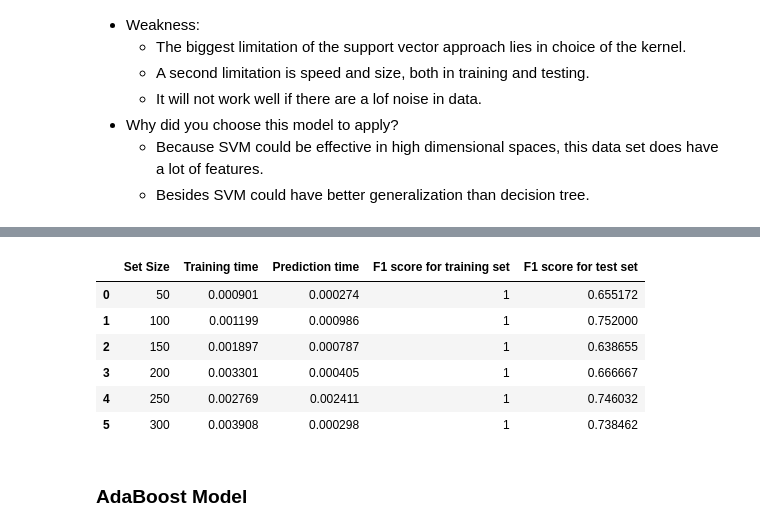
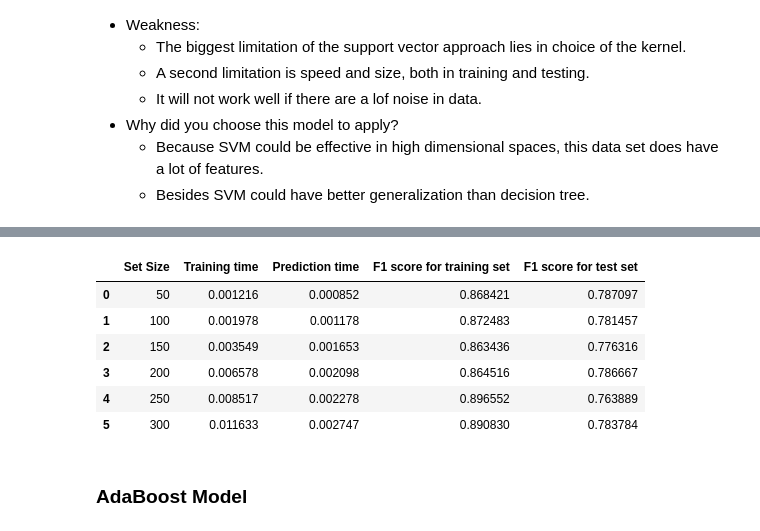
Before and after one commit to YungChunLu/MLND.Project2, a Jupyter notebook: student_intervention.ipynb, the cells around one changed output, grey strips where cells are left out. Cells and saved outputs as stored; diff of their text form; code cells hidden in the pictures.

```diff
--- a/student_intervention.ipynb
+++ b/student_intervention.ipynb
@@ -212,11 +212,12 @@ def train_predict(clf, X_train, y_train, X_test, y_test):
 df_DT = pd.DataFrame(columns=['Set Size', 'Training time', 'Prediction time',
                               'F1 score for training set', 'F1 score for test set'])
 
-for num_train in xrange(50, 350, 50):
-    X_train, X_test, y_train, y_test = train_test_split(X_all, y_all, test_size=num_test, train_size=num_train)
+X_train, X_test, y_train, y_test = train_test_split(X_all, y_all, test_size=num_test, train_size=num_train)
+for num in xrange(50, 350, 50):
     score_training, time_training, score_testing, time_testing = train_predict(tree.DecisionTreeClassifier(),
-                                                                               X_train, y_train, X_test, y_test)
-    df_DT = df_DT.append({'Set Size':num_train,'Training time':time_training,
+                                                                               X_train[:num], y_train[:num],
+                                                                               X_test, y_test)
+    df_DT = df_DT.append({'Set Size':num,'Training time':time_training,
                     'Prediction time': time_testing,
                     'F1 score for training set': score_training,
                     'F1 score for test set': score_testing}, ignore_index=True)
@@ -271,25 +272,27 @@ F1 score for test set: 0.72
 # %%
 df_SVC = pd.DataFrame(columns=['Set Size', 'Training time', 'Prediction time',
                               'F1 score for training set', 'F1 score for test set'])
-for num_train in xrange(50, 350, 50):
-    X_train, X_test, y_train, y_test = train_test_split(X_all, y_all, test_size=num_test, train_size=num_train)
-    score_training, time_training, score_testing, time_testing = train_predict(svm.SVC(class_weight='balanced'),
-                                                                               X_train, y_train, X_test, y_test)
-    df_SVC = df_SVC.append({'Set Size':num_train,'Training time':time_training,
+
+X_train, X_test, y_train, y_test = train_test_split(X_all, y_all, test_size=num_test, train_size=num_train)
+for num in xrange(50, 350, 50):
+    score_training, time_training, score_testing, time_testing = train_predict(svm.SVC(),
+                                                                               X_train[:num], y_train[:num],
+                                                                               X_test, y_test)
+    df_SVC = df_SVC.append({'Set Size':num,'Training time':time_training,
                     'Prediction time': time_testing,
                     'F1 score for training set': score_training,
                     'F1 score for test set': score_testing}, ignore_index=True)
 # %%
 # Table of SVC
-display(df_DT)
+display(df_SVC)
 # %% [output]
 |  | Set Size | Training time | Prediction time | F1 score for training set | F1 score for test set |
-| 0 | 50 | 0.000901 | 0.000274 | 1 | 0.655172 |
-| 1 | 100 | 0.001199 | 0.000986 | 1 | 0.752000 |
-| 2 | 150 | 0.001897 | 0.000787 | 1 | 0.638655 |
-| 3 | 200 | 0.003301 | 0.000405 | 1 | 0.666667 |
-| 4 | 250 | 0.002769 | 0.002411 | 1 | 0.746032 |
-| 5 | 300 | 0.003908 | 0.000298 | 1 | 0.738462 |
+| 0 | 50 | 0.001216 | 0.000852 | 0.868421 | 0.787097 |
+| 1 | 100 | 0.001978 | 0.001178 | 0.872483 | 0.781457 |
+| 2 | 150 | 0.003549 | 0.001653 | 0.863436 | 0.776316 |
+| 3 | 200 | 0.006578 | 0.002098 | 0.864516 | 0.786667 |
+| 4 | 250 | 0.008517 | 0.002278 | 0.896552 | 0.763889 |
+| 5 | 300 | 0.011633 | 0.002747 | 0.890830 | 0.783784 |
 # %% [markdown]
 ### AdaBoost Model
 # %% [markdown]
```
Also changed, not shown: parts of 14 cells of this notebook, 1 other file.
